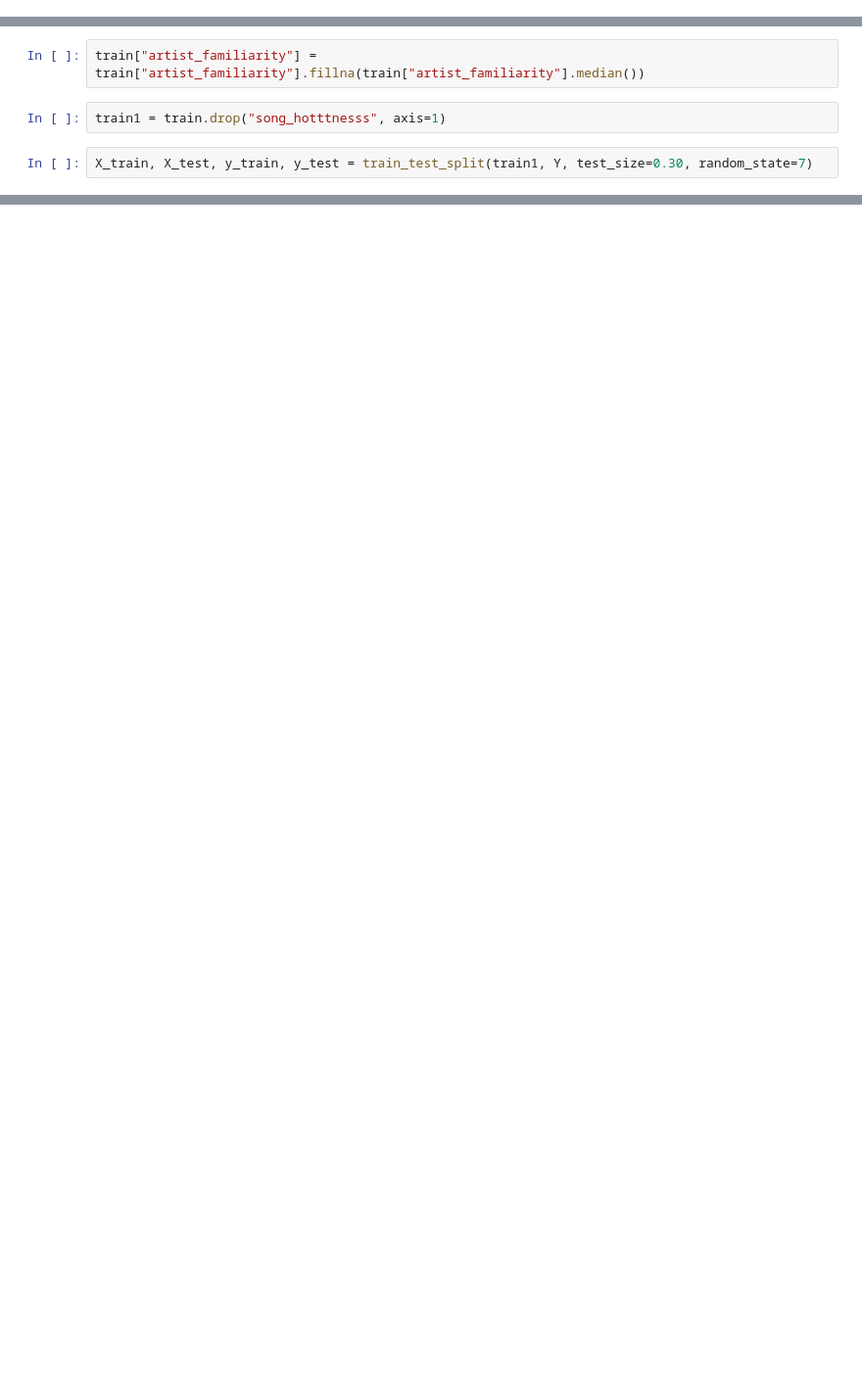
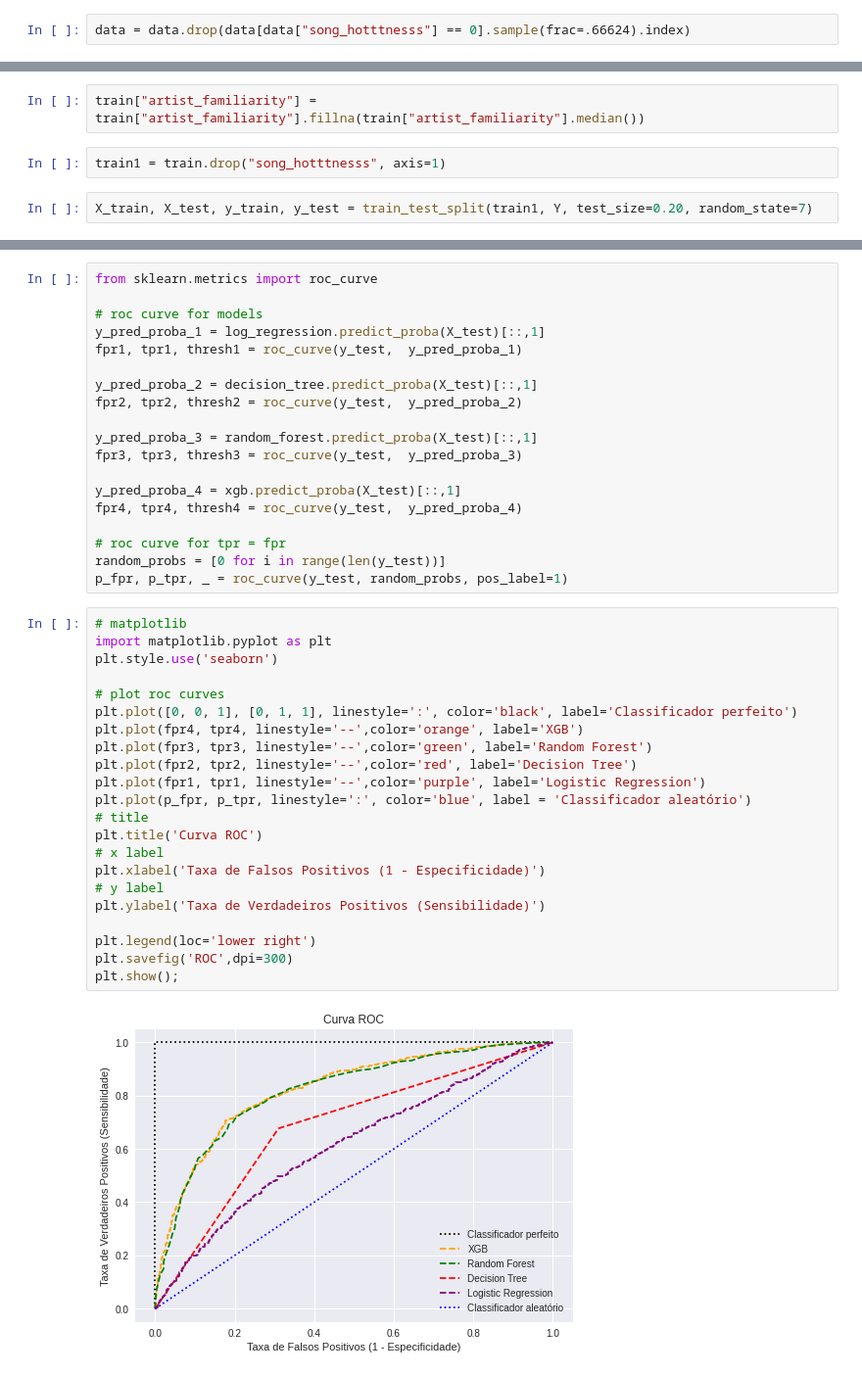
Before and after one commit to yurilaguardia/puc-ai-ml, a Jupyter notebook: src/predict_hotness.ipynb, the cells around one changed output, grey strips where cells are left out. Shown at 98% size. Drawn from its saved outputs; the diff is of its cells as text; blank space fills up the shorter version.

Commit message:
feat: add curva ROC

```diff
--- a/src/predict_hotness.ipynb
+++ b/src/predict_hotness.ipynb
@@ -143,3 +168,5 @@ drop_list
+# %%
+data = data.drop(data[data["song_hotttnesss"] == 0].sample(frac=.66624).index)
 # %%
 train = data.drop(drop_list, axis=1)
 # %%
@@ -172,7 +211,7 @@ train["artist_familiarity"] = train["artist_familiarity"].fillna(train["artist_f
 # %%
 train1 = train.drop("song_hotttnesss", axis=1)
 # %%
-X_train, X_test, y_train, y_test = train_test_split(train1, Y, test_size=0.30, random_state=7)
+X_train, X_test, y_train, y_test = train_test_split(train1, Y, test_size=0.20, random_state=7)
 # %%
 model = XGBClassifier()
 model.fit(X_train, y_train)
@@ -346,0 +505,43 @@ result_df.head(7)
+# %%
+from sklearn.metrics import roc_curve
+
+# roc curve for models
+y_pred_proba_1 = log_regression.predict_proba(X_test)[::,1]
+fpr1, tpr1, thresh1 = roc_curve(y_test,  y_pred_proba_1)
+
+y_pred_proba_2 = decision_tree.predict_proba(X_test)[::,1]
+fpr2, tpr2, thresh2 = roc_curve(y_test,  y_pred_proba_2)
+
+y_pred_proba_3 = random_forest.predict_proba(X_test)[::,1]
+fpr3, tpr3, thresh3 = roc_curve(y_test,  y_pred_proba_3)
+
+y_pred_proba_4 = xgb.predict_proba(X_test)[::,1]
+fpr4, tpr4, thresh4 = roc_curve(y_test,  y_pred_proba_4)
+
+# roc curve for tpr = fpr
+random_probs = [0 for i in range(len(y_test))]
+p_fpr, p_tpr, _ = roc_curve(y_test, random_probs, pos_label=1)
+# %%
+# matplotlib
+import matplotlib.pyplot as plt
+plt.style.use('seaborn')
+
+# plot roc curves
+plt.plot([0, 0, 1], [0, 1, 1], linestyle=':', color='black', label='Classificador perfeito')
+plt.plot(fpr4, tpr4, linestyle='--',color='orange', label='XGB')
+plt.plot(fpr3, tpr3, linestyle='--',color='green', label='Random Forest')
+plt.plot(fpr2, tpr2, linestyle='--',color='red', label='Decision Tree')
+plt.plot(fpr1, tpr1, linestyle='--',color='purple', label='Logistic Regression')
+plt.plot(p_fpr, p_tpr, linestyle=':', color='blue', label = 'Classificador aleatório')
+# title
+plt.title('Curva ROC')
+# x label
+plt.xlabel('Taxa de Falsos Positivos (1 - Especificidade)')
+# y label
+plt.ylabel('Taxa de Verdadeiros Positivos (Sensibilidade)')
+
+plt.legend(loc='lower right')
+plt.savefig('ROC',dpi=300)
+plt.show();
+# %% [output]
+[figure, added]
```
Also changed, not shown: parts of 20 cells of this notebook, 1 other file.
